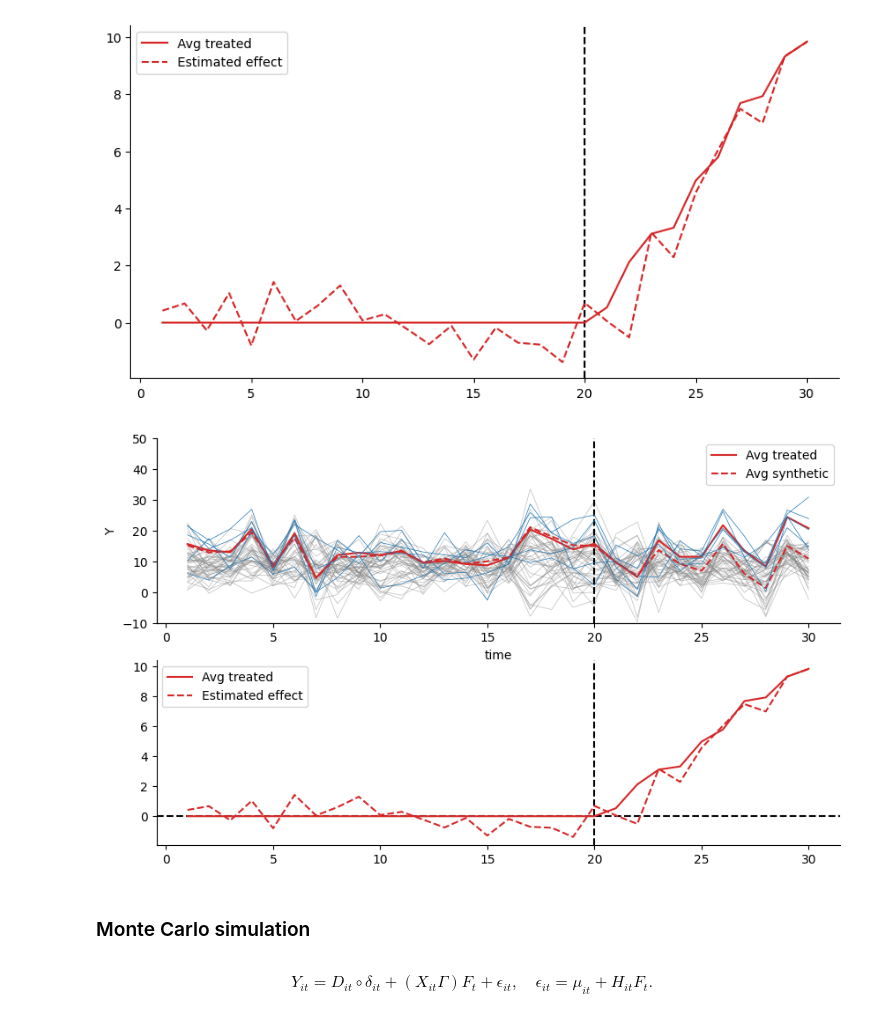
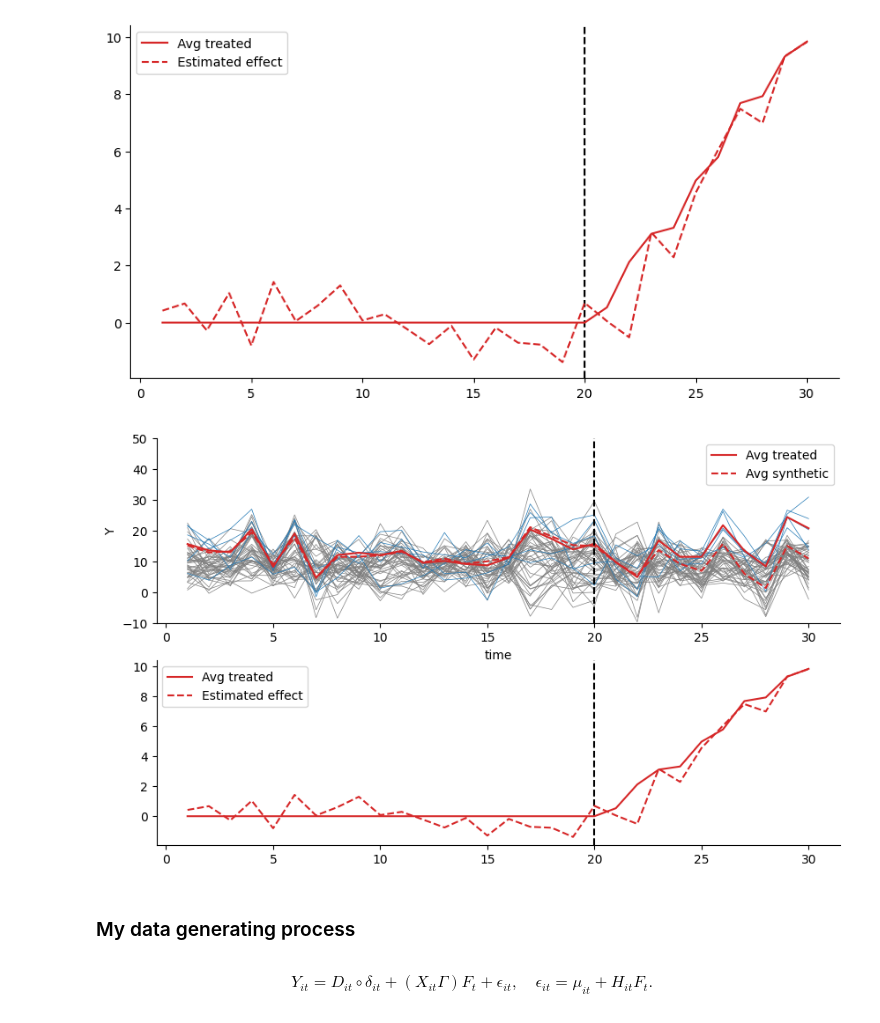
Before and after one commit to CongWang141/JMP, a Jupyter notebook: test.ipynb, the cells around one changed output. Drawn from its saved outputs; the diff is of its cells as text; code cells hidden in the pictures.

```diff
--- a/test.ipynb
+++ b/test.ipynb
@@ -117,14 +129,13 @@ for t in range(0, T0+T1):
 # %%
 # K: number of factors
 K = 6
-# L: number of covariates
-L = 2
 
 # step 1: initial guess
 svU, svS, svV = ssla.svds(Y0, K)
-svU, svS, svV = np.fliplr(svU), svS[::-1], np.flipud(svV) # reverse order to match MATLAB svds output
+svU, svS, svV = np.fliplr(svU), svS[::-1], np.flipud(svV) # reverse order from largest to smallest
 # initial guess for factors
 F0 = np.diag(svS) @ svV
+# initiate Gamma to update
 gamma0 = np.random.normal(0, 1, size=(L+1, K))
 
 def als_est(F0):
@@ -273,38 +272,25 @@ sns.despine()
 [figure]
 # %%
 fig, (ax1, ax2) = plt.subplots(2, 1, figsize=(10, 6))
-sns.lineplot(x='time', y='Y', hue='id', data=data.query("tr_group==0"), ax=ax1, legend=False)
-for line in ax1.lines:
-    line.set_linewidth(0.5)
-    line.set_alpha(0.5)
-    line.set_color(colors[7])
-ax1.axvline(x=T0, color='black', linestyle='--')
+
+sns.lineplot(data=data.query("tr_group==0"), x='time', y='Y', units='id', estimator=None, ax=ax1, legend=False, color=colors[7], linewidth=0.5)
+sns.lineplot(data=data.query("tr_group==1"), x='time', y='Y', units='id', estimator=None, ax=ax1, legend=False, color=colors[0], linewidth=0.5)
 ax1.plot(data.query("tr_group==1").groupby('time').Y.mean(), color=colors[3], label='Avg treated')
+ax1.plot(np.arange(1, T0+T1+1), Y_syn.mean(axis=0), color=colors[3], linestyle='--', label='Avg synthetic')
+ax1.axvline(T0, color='black', linestyle='--')
+ax1.set(ylim=(-10, 50))
 ax1.legend()
-ax1.set(ylim=(-10, 50))
-
-sns.lineplot(y=Y_syn.mean(axis=0), x=np.arange(1, T0+T1+1), color=colors[3], linestyle='--', label='Avg synthetic', ax=ax1)
-
-ax11 = ax1.twinx()
-sns.lineplot(x='time', y='Y', hue='id', data=data.query("tr_group==1"), ax=ax11, legend=False)
-for line in ax11.lines:
-    line.set_linewidth(0.5)
-    line.set_alpha(1)
-    line.set_color(colors[0])
-ax11.set(ylim=(-10, 50))
-ax11.yaxis.set_visible(False)
 
 ax2.axvline(x=T0, color='black', linestyle='--')
-ax2.axhline(y=0, color='black', linestyle='--')
 ax2.plot(eff, color=colors[3], label='Avg treated')
 ax2.plot(residuals, color=colors[3], linestyle='--', label='Estimated effect')
 ax2.legend()
 
 sns.despine()
 # %% [output]
-[figure, old version]
+[figure, new version]
-# %% [markdown]
-### Monte Carlo simulation
+# %% [markdown]
+### My data generating process
 # %% [markdown]
 \begin{equation}
 Y_{it} = D_{it} \circ \delta_{it} + (X_{it}\Gamma) F_{t} + \epsilon_{it}, \quad \epsilon_{it} = \mu_{it} + H_{it}F_t.
```
Also changed, not shown: parts of 25 cells of this notebook, 2 other files.
